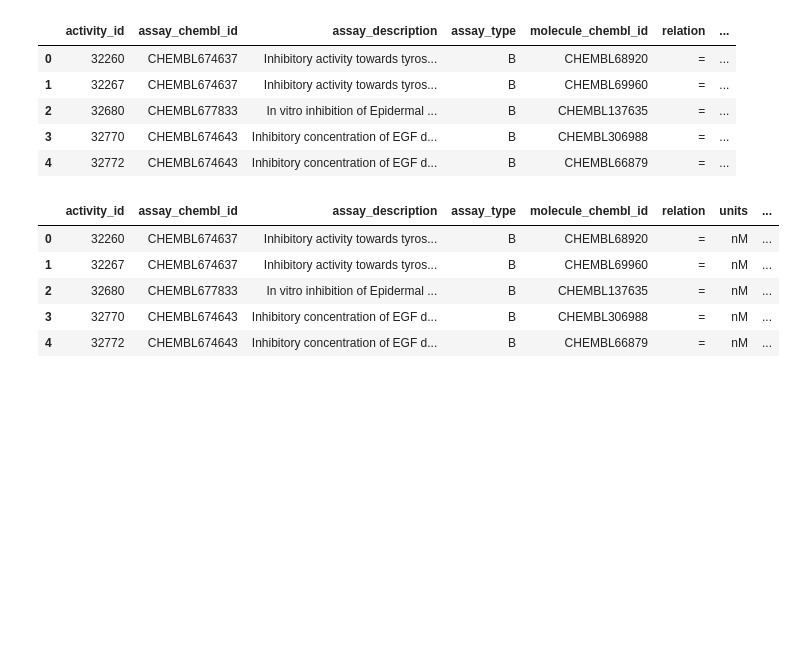
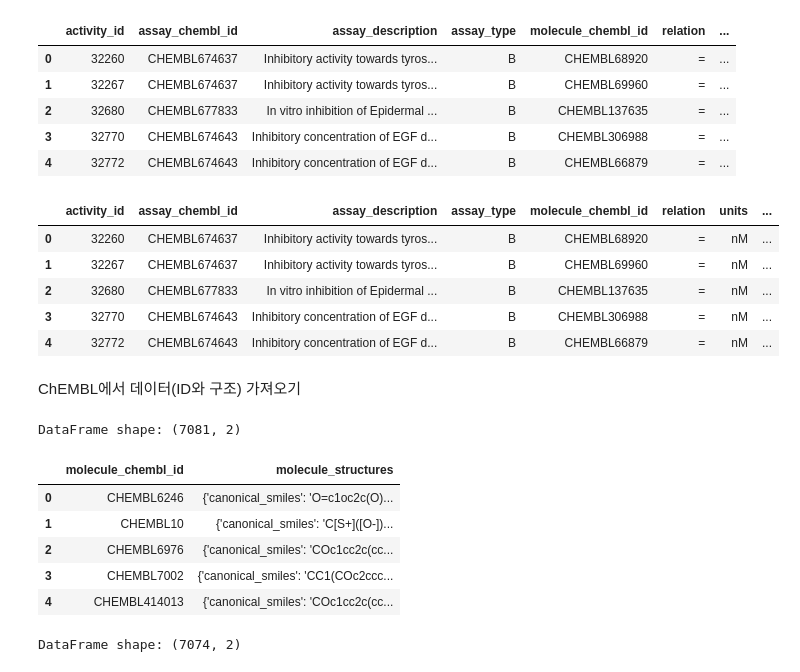
Before and after one commit to hajinie/mqubit, a Jupyter notebook: Teachopencadd/ch01.ipynb, the cells around one changed output. Drawn from its saved outputs; the diff is of its cells as text; code cells hidden in the pictures; blank space fills up the shorter version.

```diff
--- a/Teachopencadd/ch01.ipynb
+++ b/Teachopencadd/ch01.ipynb
@@ -203,3 +226,32 @@ bioactivities_df.head()
 | 2 | 32680 | CHEMBL677833 | In vitro inhibition of Epidermal ... | B | CHEMBL137635 | = | nM | ... |
 | 3 | 32770 | CHEMBL674643 | Inhibitory concentration of EGF d... | B | CHEMBL306988 | = | nM | ... |
 | 4 | 32772 | CHEMBL674643 | Inhibitory concentration of EGF d... | B | CHEMBL66879 | = | nM | ... |
+# %% [markdown]
+ChEMBL에서 데이터(ID와 구조) 가져오기
+# %%
+compounds_provider = compounds_api.filter(
+    molecule_chembl_id__in=list(bioactivities_df["molecule_chembl_id"])
+).only("molecule_chembl_id", "molecule_structures")
+# %%
+compounds = list(tqdm(compounds_provider))
+# %%
+compounds_df = pd.DataFrame.from_records(
+    compounds,
+)
+print(f"DataFrame shape: {compounds_df.shape}")
+# %% [output]
+DataFrame shape: (7081, 2)
+# %%
+compounds_df.head()
+# %% [output]
+|  | molecule_chembl_id | molecule_structures |
+| 0 | CHEMBL6246 | {'canonical_smiles': 'O=c1oc2c(O)... |
+| 1 | CHEMBL10 | {'canonical_smiles': 'C[S+]([O-])... |
+| 2 | CHEMBL6976 | {'canonical_smiles': 'COc1cc2c(cc... |
+| 3 | CHEMBL7002 | {'canonical_smiles': 'CC1(COc2ccc... |
+| 4 | CHEMBL414013 | {'canonical_smiles': 'COc1cc2c(cc... |
+# %%
+compounds_df.dropna(axis=0, how="any", inplace=True)
+print(f"DataFrame shape: {compounds_df.shape}")
+# %% [output]
+DataFrame shape: (7074, 2)
```
Also changed, not shown: parts of 18 cells of this notebook.
